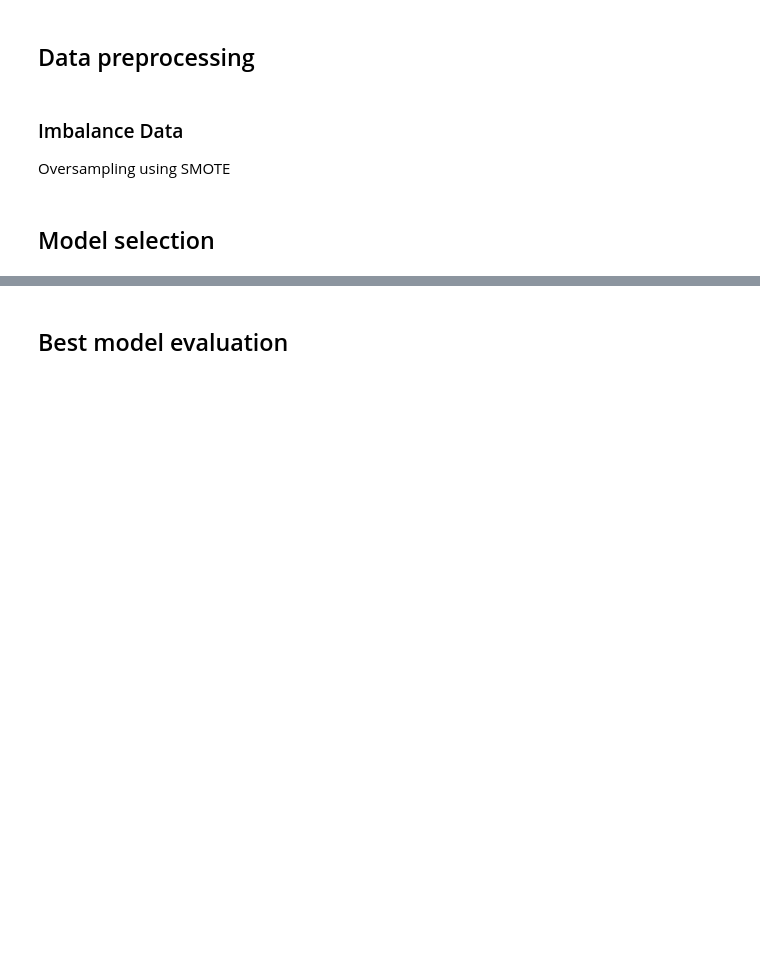
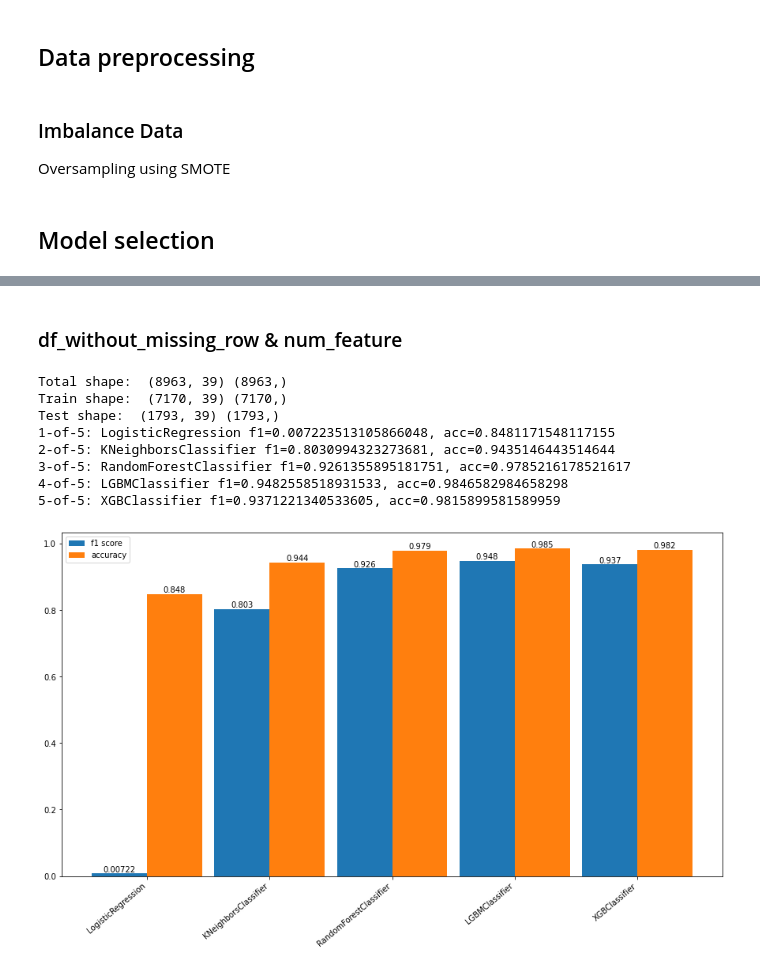
Before and after one commit to kuotuantuan/Fraud-Detection, a Jupyter notebook: Random Forest/ethereum-fraud-detection-eda-model-selection.ipynb, the cells around one changed output, grey strips where cells are left out. Saved outputs shown, nothing was run; the diff lists cells and outputs as text; code cells hidden in the pictures; blank space fills up the shorter version.

```diff
--- a/Random Forest/ethereum-fraud-detection-eda-model-selection.ipynb
+++ b/Random Forest/ethereum-fraud-detection-eda-model-selection.ipynb
@@ -277,2 +257,13 @@ dtype: float64
 # %% [markdown]
 ## Data preprocessing
+# %%
+def data_preporcess(df, test_size, random_state, shuffle):
+    y = df.loc[:, 'FLAG']
+    x = df.drop(columns='FLAG')
+    print('Total shape: ', x.shape, y.shape)
+
+    x_train, x_test, y_train, y_test = train_test_split(x, y, test_size=test_size, random_state=random_state, shuffle=shuffle)
+    print('Train shape: ', x_train.shape, y_train.shape)
+    print('Test shape: ', x_test.shape, y_test.shape)
+
+    return x, y, x_train, y_train, x_test, y_test
@@ -332,0 +353,4 @@ def evaluate_models(X, y, models, cv):
+# %%
+def model_select(X, y, models, cv):
+    f1_scores, acc_scores = evaluate_models(X, y, models, cv)
+    visualize_scores(f1_scores, acc_scores)
@@ -448,2 +372,0 @@ display(RFC_grid_search.best_params_)
-# %% [markdown]
-## Best model evaluation
@@ -477,0 +373,31 @@ plot_features_importance(best_model.feature_importances_)
+# %% [markdown]
+### df_without_missing_row & num_feature
+# %%
+cv = StratifiedKFold(5, shuffle=True, random_state=42)
+
+classifiers = [
+    LogisticRegression(random_state=42),
+    KNeighborsClassifier(),
+    RandomForestClassifier(random_state=42),
+    lgb.LGBMClassifier(random_state=42),
+    xgb.XGBClassifier(random_state=42)
+]
+
+preprocessing_pipeline = Pipeline([
+    # ('impoter', SimpleImputer(strategy='mean')),
+    ('nomalize', MinMaxScaler())
+    # ('standard', StandardScaler())
+])
+
+x, y, x_train, y_train, x_test, y_test = data_preporcess(df_without_missing_row[num_feature_list+['FLAG']], test_size=0.2, random_state=1234, shuffle=True)
+model_select(x_train, y_train, classifiers, cv)
+# %% [output]
+Total shape:  (8963, 39) (8963,)
+Train shape:  (7170, 39) (7170,)
+Test shape:  (1793, 39) (1793,)
+1-of-5: LogisticRegression f1=0.007223513105866048, acc=0.8481171548117155
+2-of-5: KNeighborsClassifier f1=0.8030994323273681, acc=0.9435146443514644
+3-of-5: RandomForestClassifier f1=0.9261355895181751, acc=0.9785216178521617
+4-of-5: LGBMClassifier f1=0.9482558518931533, acc=0.9846582984658298
+5-of-5: XGBClassifier f1=0.9371221340533605, acc=0.9815899581589959
+[figure, added]
```
Also changed, not shown: parts of 24 cells of this notebook.
